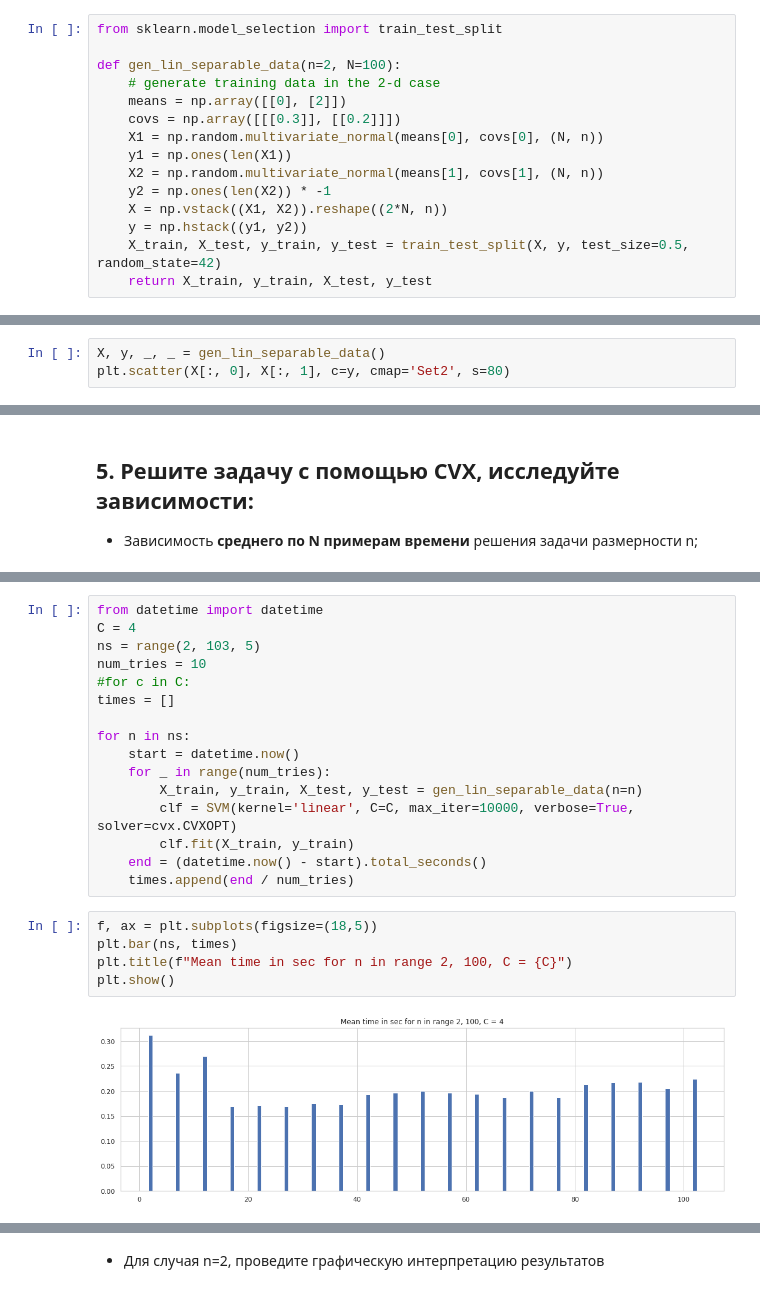
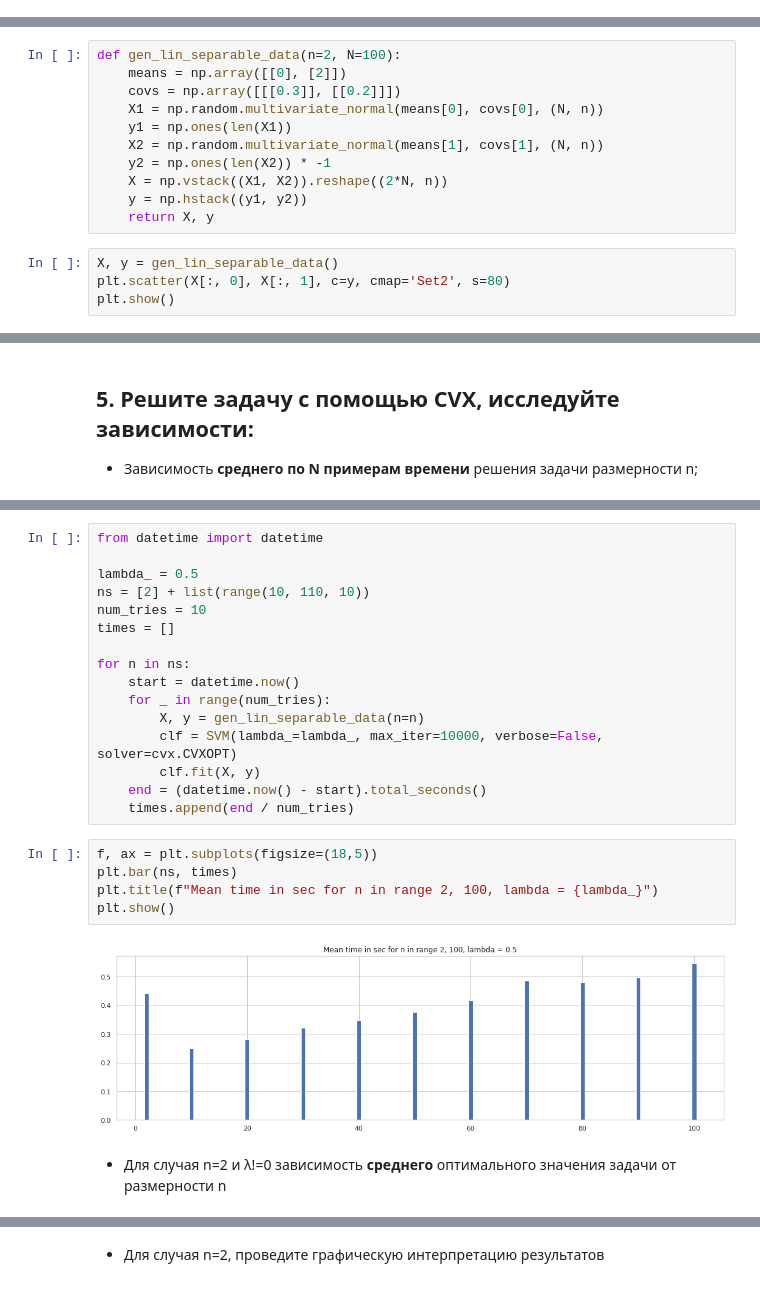
Before and after one commit to iamilyasedunov/convex_optimization_SVM, a Jupyter notebook: lab1_SMPR.ipynb, the cells around one changed output, grey strips where cells are left out. Saved outputs shown, nothing was run; the diff lists cells and outputs as text.

```diff
--- a/lab1_SMPR.ipynb
+++ b/lab1_SMPR.ipynb
@@ -137,15 +0,0 @@ The autoreload extension is already loaded. To reload it, use:
-# %%
-from sklearn.model_selection import train_test_split
-
-def gen_lin_separable_data(n=2, N=100):
-    # generate training data in the 2-d case
-    means = np.array([[0], [2]])
-    covs = np.array([[[0.3]], [[0.2]]])
-    X1 = np.random.multivariate_normal(means[0], covs[0], (N, n))
-    y1 = np.ones(len(X1))
-    X2 = np.random.multivariate_normal(means[1], covs[1], (N, n))
-    y2 = np.ones(len(X2)) * -1
-    X = np.vstack((X1, X2)).reshape((2*N, n))
-    y = np.hstack((y1, y2))
-    X_train, X_test, y_train, y_test = train_test_split(X, y, test_size=0.5, random_state=42)
-    return X_train, y_train, X_test, y_test
@@ -154,4 +73,16 @@ def gen_lin_separable_data(n=2, N=100):
+# %%
+def gen_lin_separable_data(n=2, N=100):
+    means = np.array([[0], [2]])
+    covs = np.array([[[0.3]], [[0.2]]])
+    X1 = np.random.multivariate_normal(means[0], covs[0], (N, n))
+    y1 = np.ones(len(X1))
+    X2 = np.random.multivariate_normal(means[1], covs[1], (N, n))
+    y2 = np.ones(len(X2)) * -1
+    X = np.vstack((X1, X2)).reshape((2*N, n))
+    y = np.hstack((y1, y2))
+    return X, y
 # %%
-X, y, _, _ = gen_lin_separable_data()
+X, y = gen_lin_separable_data()
 plt.scatter(X[:, 0], X[:, 1], c=y, cmap='Set2', s=80)
+plt.show()
 # %% [output]
@@ -164,23 +143,25 @@ plt.scatter(X[:, 0], X[:, 1], c=y, cmap='Set2', s=80)
 # %%
 from datetime import datetime
-C = 4
-ns = range(2, 103, 5)
+
+lambda_ = 0.5
+ns = [2] + list(range(10, 110, 10))
 num_tries = 10
-#for c in C:
 times = []
 
 for n in ns:
     start = datetime.now()
     for _ in range(num_tries):
-        X_train, y_train, X_test, y_test = gen_lin_separable_data(n=n)
-        clf = SVM(kernel='linear', C=C, max_iter=10000, verbose=True, solver=cvx.CVXOPT)
-        clf.fit(X_train, y_train)
+        X, y = gen_lin_separable_data(n=n)
+        clf = SVM(lambda_=lambda_, max_iter=10000, verbose=False, solver=cvx.CVXOPT)
+        clf.fit(X, y)
     end = (datetime.now() - start).total_seconds()
     times.append(end / num_tries)
 # %%
 f, ax = plt.subplots(figsize=(18,5))
 plt.bar(ns, times)
-plt.title(f"Mean time in sec for n in range 2, 100, C = {C}")
+plt.title(f"Mean time in sec for n in range 2, 100, lambda = {lambda_}")
 plt.show()
 # %% [output]
-[figure, old version]
+[figure, new version]
+# %% [markdown]
+- Для случая n=2 и λ!=0 зависимость **среднего** оптимального значения задачи от размерности n
```
Also changed, not shown: parts of 19 cells of this notebook.
